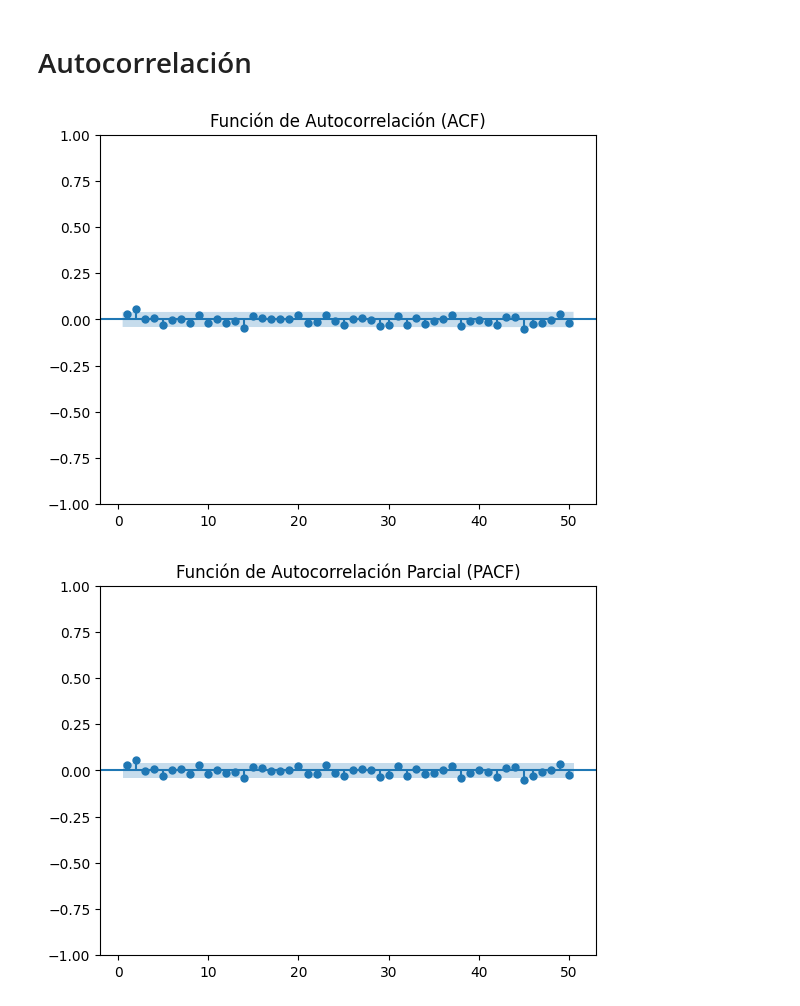
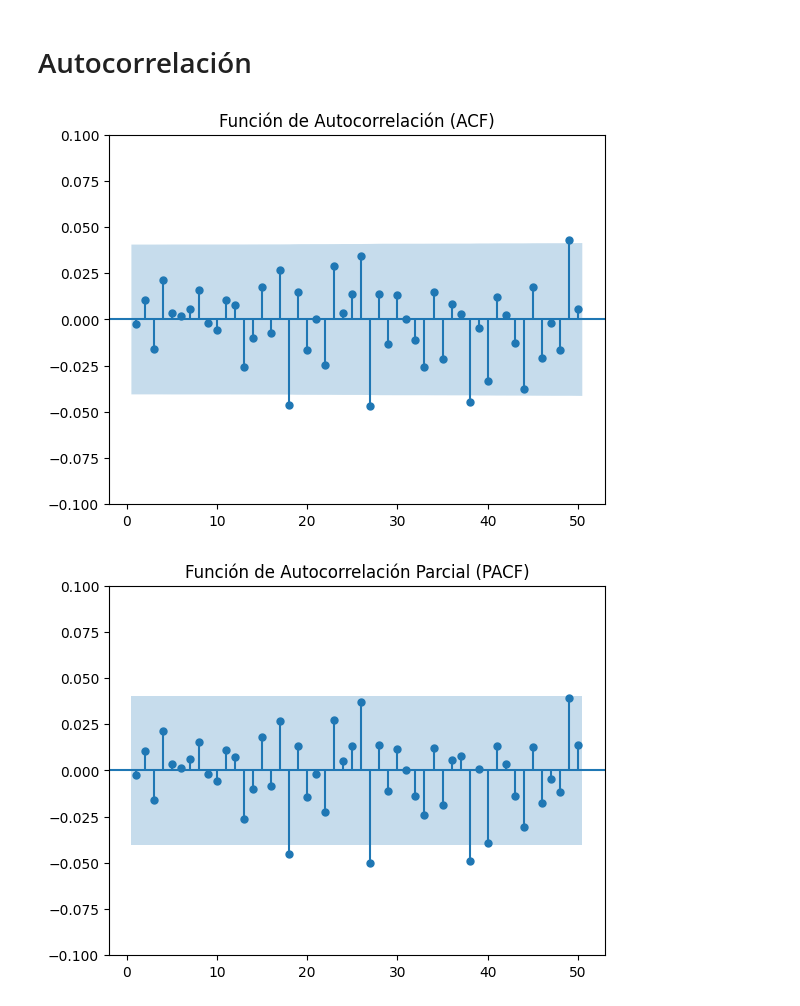
Before and after one commit to stevenjse/Series-Temporales, a Jupyter notebook: white noise.ipynb, the cells around one changed output. Drawn from its saved outputs; the diff is of its cells as text; code cells hidden in the pictures.

```diff
--- a/white noise.ipynb
+++ b/white noise.ipynb
@@ -122,19 +122,19 @@ plt.show()
 # %%
 from statsmodels.graphics.tsaplots import plot_acf, plot_pacf
 
 data = wn['Close'].dropna()
 
 # Graficar ACF
 plot_acf(data, lags=50, zero=False)
 plt.title('Función de Autocorrelación (ACF)')
-# plt.ylim(-0.1, 0.1)
+plt.ylim(-0.1, 0.1)
 plt.show()
 
 # Graficar PACF
 plot_pacf(data, lags=50, zero=False, method='ols')
 plt.title('Función de Autocorrelación Parcial (PACF)')
-# plt.ylim(-0.1, 0.1)
+plt.ylim(-0.1, 0.1)
 plt.show()
 # %% [output]
-[figure, old version]
+[figure, new version]
-[figure, old version]
+[figure, new version]
```
Also changed, not shown: parts of 3 cells of this notebook, 3 other files.
